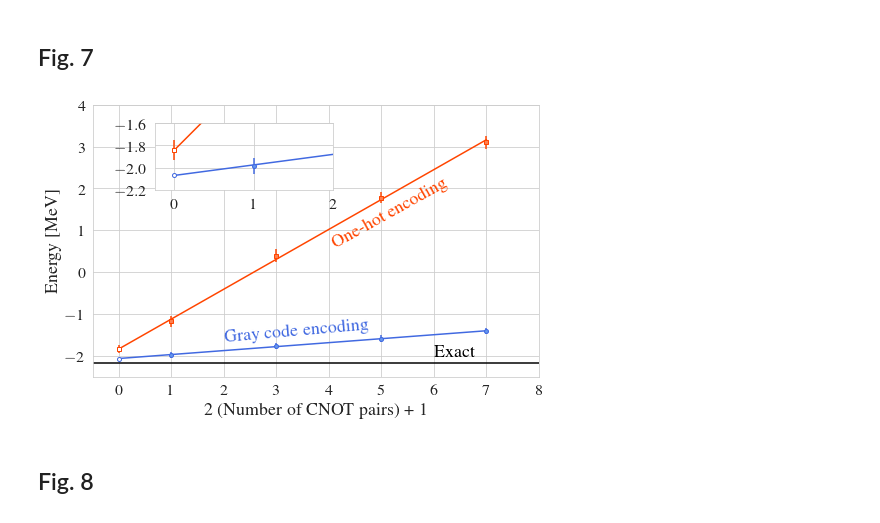
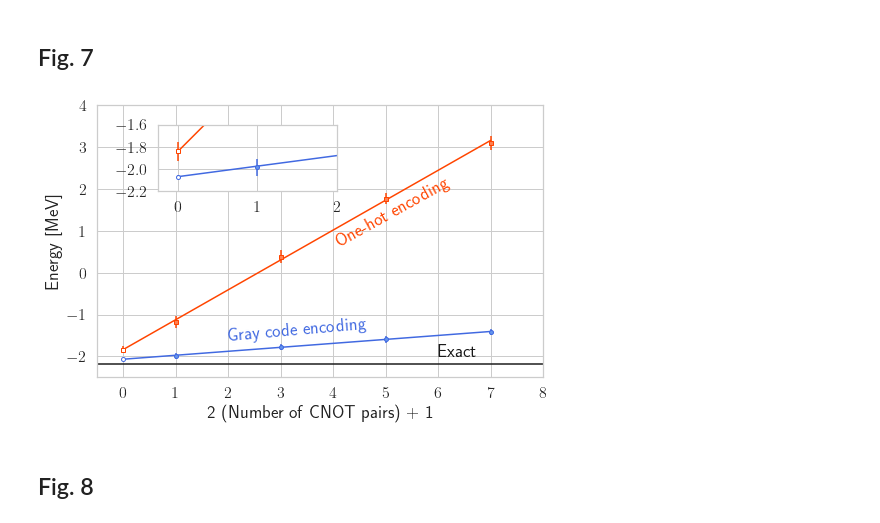
Before and after one commit to glassnotes/GrayCode-QubitEncoding, a Jupyter notebook: notebooks/paper-figures.ipynb, the cells around one changed output. Saved outputs shown, nothing was run; the diff lists cells and outputs as text; code cells hidden in the pictures.

```diff
--- a/notebooks/paper-figures.ipynb
+++ b/notebooks/paper-figures.ipynb
@@ -19,7 +19,6 @@ import warnings
 warnings.filterwarnings('ignore', category=DeprecationWarning)
 warnings.simplefilter('ignore')
 np.warnings.filterwarnings('ignore', category=DeprecationWarning)
-
 
 
 from scipy.linalg import expm
@@ -42,14 +41,7 @@ import matplotlib.lines as mlines
 from mpl_toolkits.axes_grid1.inset_locator import inset_axes
 
 import seaborn as sns
-sns.set_style('whitegrid')
-plt.rcParams['axes.facecolor'] = 'white'
-
-
-plt.rcParams.update({
-    "text.usetex": True,
-    "font.family": "serif",
-    "font.serif": ["Times"]})
+sns.set_theme(style='whitegrid',font='sans-serif', rc={'text.usetex' : True})
 # %%
 ## Global sizes for labels on plots
 xtick_size=16
@@ -443,9 +435,6 @@ ins = inset_axes(
 ax.axhline(y=diagonalized_values[4][1], ls="-", c="k")
 
 ms = 4
-oppfill = {}
-oppfill["gray_code"] = "white"
-oppfill["one_hot"] = "orangered"
 
 for enckey, encgrp in extrapolation_data.groupby("encoding"):
     # do fit
@@ -498,34 +487,34 @@ ax.annotate(
     xy=(4, 0.6),
     rotation="29",
     fontsize=textsize,
 )
 ax.annotate("Exact", xy=(6, -2), c="k", fontsize=textsize)
 ax.annotate(
     r"Gray code encoding",
     color=colours["gray_code"],
     xy=(2, -1.65),
     rotation="5",
     fontsize=textsize,
 )
 ax.set_ylabel("Energy [MeV]", fontsize=textsize)
 ax.set_xlabel("2 (Number of CNOT pairs) + 1", fontsize=textsize)
 ax.set_xticks(range(-1, 10))
 ins.set_xticks(range(-1, 10))
 ax.set_yticks(np.arange(-3, 5, 1))
 ins.set_yticks(np.arange(-3, 2, 0.2))
 ax.set_yticks(np.arange(-3, 2, 0.25), minor=True)
 ins.set_yticks(np.arange(-3, 2, 0.05), minor=True)
 ax.tick_params(axis="x", labelsize=xtick_size)
 ax.tick_params(axis="y", labelsize=ytick_size)
 ins.tick_params(axis="x", labelsize=xtick_size)
 ins.tick_params(axis="y", labelsize=ytick_size)
 ax.set_xlim(-0.5, 8)
 ax.set_ylim(-2.5, 4)
 ins.set_xlim(-0.25, 2)
 ins.set_ylim(-2.2, -1.6)
 plt.savefig(f"../paper-figures/fig7-extrapolation_zero_noise.pdf")
 # %% [output]
-[figure, old version]
+[figure, new version]
 # %% [markdown]
 ## Fig. 8
 # %%
```
Also changed, not shown: parts of 8 cells of this notebook.
